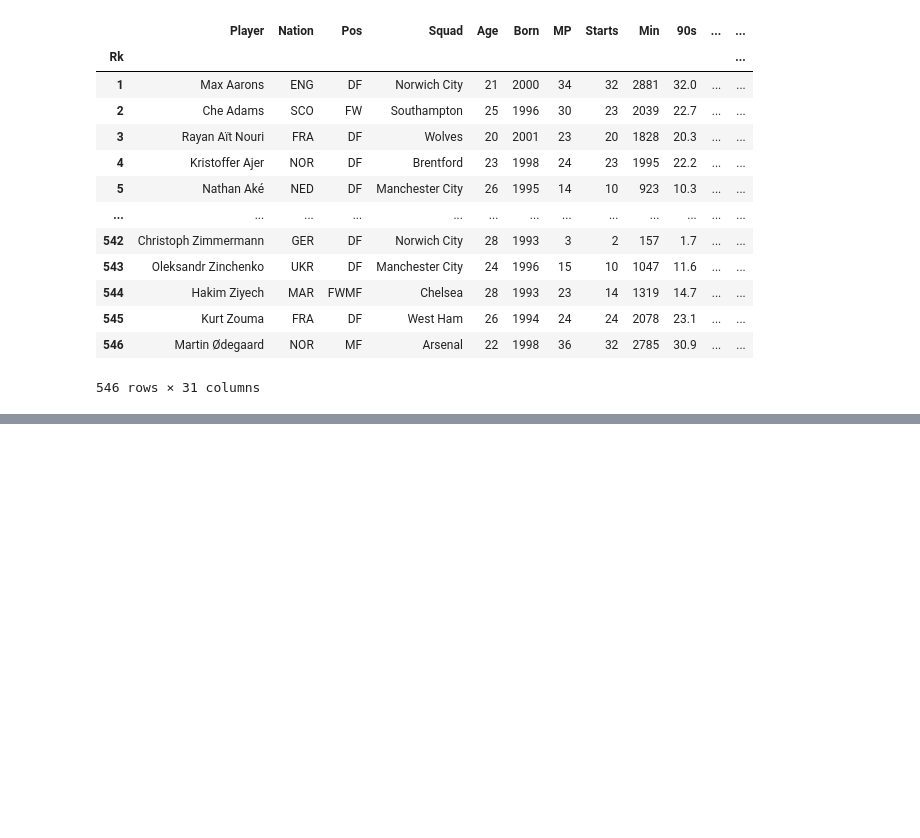
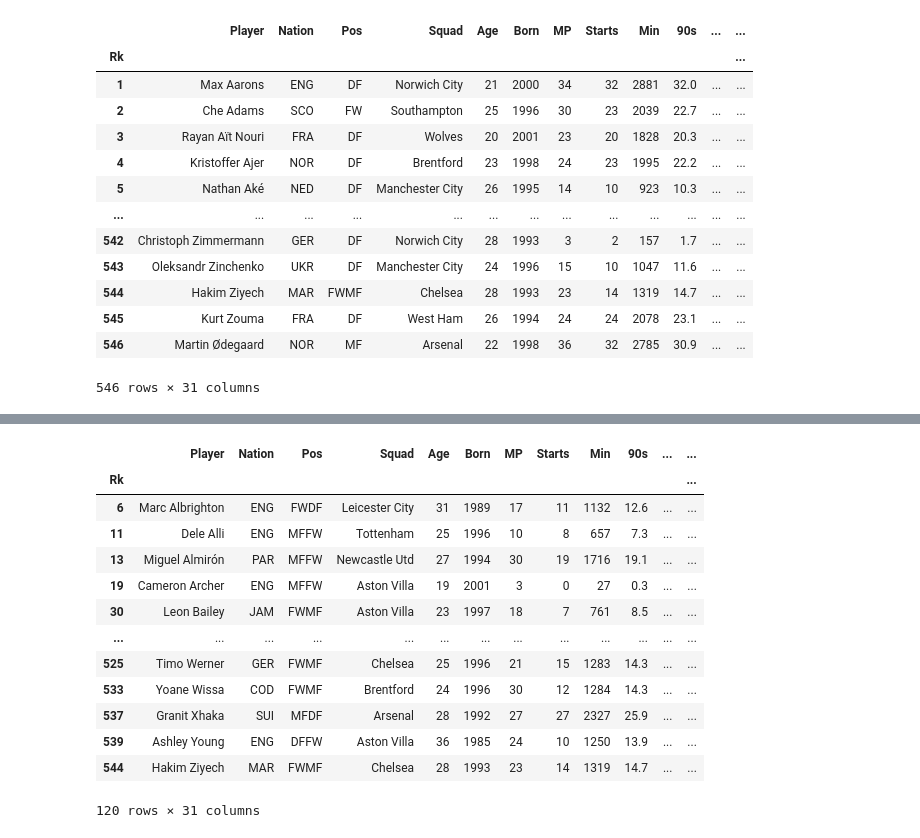
Before and after one commit to htuteja04/EDA, a Jupyter notebook: Notebooks/PL.ipynb, the cells around one changed output, grey strips where cells are left out. Saved outputs shown, nothing was run; the diff lists cells and outputs as text; code cells hidden in the pictures; blank space fills up the shorter version.

```diff
--- a/Notebooks/PL.ipynb
+++ b/Notebooks/PL.ipynb
@@ -184,0 +187,2 @@ idxs = np.where(leplayers.Pos
+# %%
+mask = (players['Pos'].str.len() >2)
@@ -184,0 +235,17 @@ idxs = np.where(leplayers.Pos
+# %%
+players[mask]
+# %% [output]
+|  | Player | Nation | Pos | Squad | Age | Born | MP | Starts | Min | 90s | ... | ... |
+| Rk |  |  |  |  |  |  |  |  |  |  |  | ... |
+| 6 | Marc Albrighton | ENG | FWDF | Leicester City | 31 | 1989 | 17 | 11 | 1132 | 12.6 | ... | ... |
+| 11 | Dele Alli | ENG | MFFW | Tottenham | 25 | 1996 | 10 | 8 | 657 | 7.3 | ... | ... |
+| 13 | Miguel Almirón | PAR | MFFW | Newcastle Utd | 27 | 1994 | 30 | 19 | 1716 | 19.1 | ... | ... |
+| 19 | Cameron Archer | ENG | MFFW | Aston Villa | 19 | 2001 | 3 | 0 | 27 | 0.3 | ... | ... |
+| 30 | Leon Bailey | JAM | FWMF | Aston Villa | 23 | 1997 | 18 | 7 | 761 | 8.5 | ... | ... |
+| ... | ... | ... | ... | ... | ... | ... | ... | ... | ... | ... | ... | ... |
+| 525 | Timo Werner | GER | FWMF | Chelsea | 25 | 1996 | 21 | 15 | 1283 | 14.3 | ... | ... |
+| 533 | Yoane Wissa | COD | FWMF | Brentford | 24 | 1996 | 30 | 12 | 1284 | 14.3 | ... | ... |
+| 537 | Granit Xhaka | SUI | MFDF | Arsenal | 28 | 1992 | 27 | 27 | 2327 | 25.9 | ... | ... |
+| 539 | Ashley Young | ENG | DFFW | Aston Villa | 36 | 1985 | 24 | 10 | 1250 | 13.9 | ... | ... |
+| 544 | Hakim Ziyech | MAR | FWMF | Chelsea | 28 | 1993 | 23 | 14 | 1319 | 14.7 | ... | ... |
+120 rows × 31 columns
```
Also changed, not shown: parts of 8 cells of this notebook.
